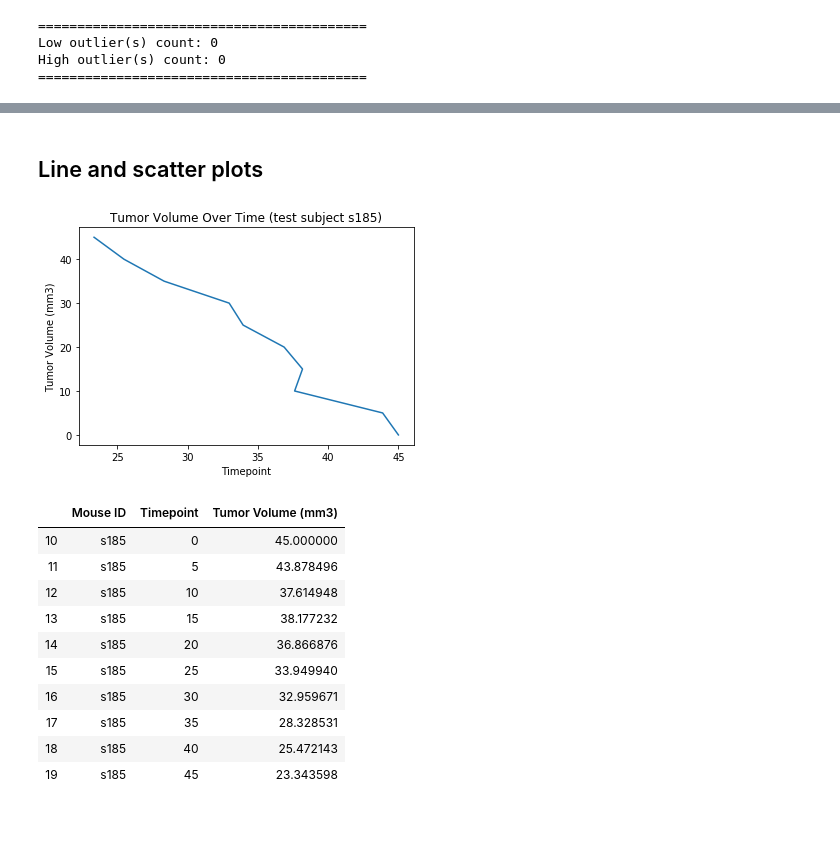
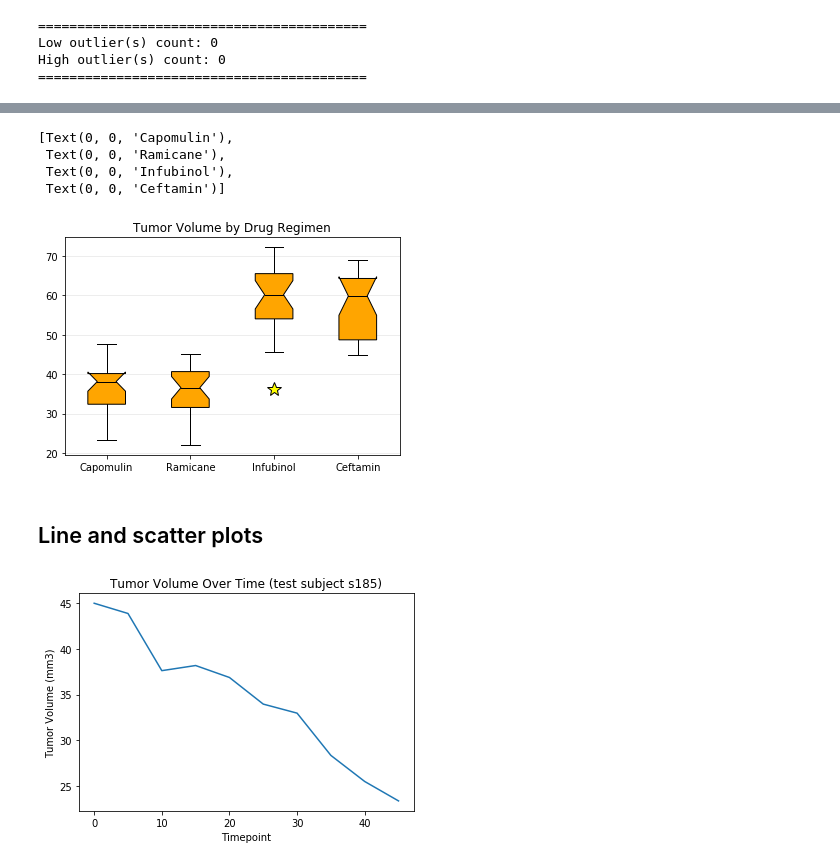
Before and after one commit to herge008/matplotlib-challenge, a Jupyter notebook: Phymaceuticals.ipynb, the cells around one changed output, grey strips where cells are left out. Saved outputs shown, nothing was run; the diff lists cells and outputs as text; code cells hidden in the pictures; blank space fills up the shorter version.

```diff
--- a/Phymaceuticals.ipynb
+++ b/Phymaceuticals.ipynb
@@ -14,8 +14,8 @@ import scipy.stats as st
 from scipy.stats import linregress
 
 # Study data files
-mouse = "C:/Users/Laptop/Desktop/GT-ATL-DATA-PT-12-2019-U-C/Homework/05-Matplotlib/Instructions/Pymaceuticals/data/Mouse_metadata.csv"
-results = "C:/Users/Laptop/Desktop/GT-ATL-DATA-PT-12-2019-U-C/Homework/05-Matplotlib/Instructions/Pymaceuticals/data/Study_results.csv"
+mouse = "data/Mouse_metadata.csv"
+results = "data/Study_results.csv"
 
 # Read the mouse data and the study results
 mouse_df = pd.read_csv(mouse)
@@ -27,6 +23,6 @@ results_df = pd.read_csv(results)
 # %%
 # Combine the data into a single dataset
-merged_df = pd.merge(mouse_df, results_df, on="Mouse ID")
+merged_df = pd.merge(mouse_df, results_df, on="Mouse ID", how="left")
 merged_df.head()
 # %% [output]
 |  | Mouse ID | Drug Regimen | Sex | Age_months | Weight (g) | Timepoint | Tumor Volume (mm3) | ... |
@@ -287,30 +210,51 @@ plt.show()
+# %%
+# Generate a box plot of the final tumor volume of each mouse across four regimens of interest
+boxplot = merged_df.sort_values("Timepoint", ascending=False)
+boxplot = boxplot.groupby(["Drug Regimen","Mouse ID"])
+boxplot = boxplot.first()
+
+data = {"Capomulin":boxplot.loc["Capomulin","Tumor Volume (mm3)"],
+        "Ramicane":boxplot.loc["Ramicane","Tumor Volume (mm3)"],
+        "Infubinol":boxplot.loc["Infubinol","Tumor Volume (mm3)"],
+        "Ceftamin":boxplot.loc["Ceftamin","Tumor Volume (mm3)"],}
+
+fig, ax = plt.subplots()
+ax.boxplot(data.values(), showfliers = True, patch_artist = True, notch = True,
+          boxprops = dict(facecolor = "orange", color = "black"),
+          capprops = dict(color = "black"),
+          whiskerprops = dict(color = "black"),
+          flierprops = dict(marker = "*", markeredgecolor = "black", markerfacecolor = "yellow", markersize=15),
+          medianprops = dict(color = "black")
+          )
+ax.yaxis.grid(True, linestyle='-', which='major', color='lightgrey', alpha=0.5)
+#fig.subplots_adjust(left=0.075, right=0.95, top=0.9, bottom=0.25)
+ax.set_title('Tumor Volume by Drug Regimen')
+ax.set_xticklabels(data.keys())
+# %% [output]
+[Text(0, 0, 'Capomulin'),
+ Text(0, 0, 'Ramicane'),
+ Text(0, 0, 'Infubinol'),
+ Text(0, 0, 'Ceftamin')]
+[figure, added]
 # %% [markdown]
 ## Line and scatter plots
 # %%
 # Generate a line plot of time point versus tumor volume for a mouse treated with Capomulin
-capomulin_line = capomulin.loc[:, ["Mouse ID","Timepoint", "Tumor Volume (mm3)"]]
-capomulin_line = capomulin_line.loc[capomulin_line["Mouse ID"] == "s185"]
-x_axis = capomulin_line['Tumor Volume (mm3)']
-y_axis = capomulin_line['Timepoint']
+capomulin_line =merged_df.loc[(merged_df["Drug Regimen"] == "Capomulin") &
+                              (merged_df["Mouse ID"] == "s185"),
+                              ["Timepoint","Tumor Volume (mm3)"]
+                             ]
+
+x_axis = capomulin_line['Timepoint']
+y_axis = capomulin_line['Tumor Volume (mm3)']
 
 plt.plot(x_axis, y_axis)
 plt.title("Tumor Volume Over Time (test subject s185)")
 plt.xlabel("Timepoint")
 plt.ylabel("Tumor Volume (mm3)")
 plt.show()
-capomulin_line
+#capomulin_line
 # %% [output]
-[figure, old version]
+[figure, new version]
-|  | Mouse ID | Timepoint | Tumor Volume (mm3) |
-| 10 | s185 | 0 | 45.000000 |
-| 11 | s185 | 5 | 43.878496 |
-| 12 | s185 | 10 | 37.614948 |
-| 13 | s185 | 15 | 38.177232 |
-| 14 | s185 | 20 | 36.866876 |
-| 15 | s185 | 25 | 33.949940 |
-| 16 | s185 | 30 | 32.959671 |
-| 17 | s185 | 35 | 28.328531 |
-| 18 | s185 | 40 | 25.472143 |
-| 19 | s185 | 45 | 23.343598 |
 # %%
 # Generate a scatter plot of mouse weight versus average tumor volume for the Capomulin regimen
```
Also changed, not shown: parts of 22 cells of this notebook, 2 other files.
